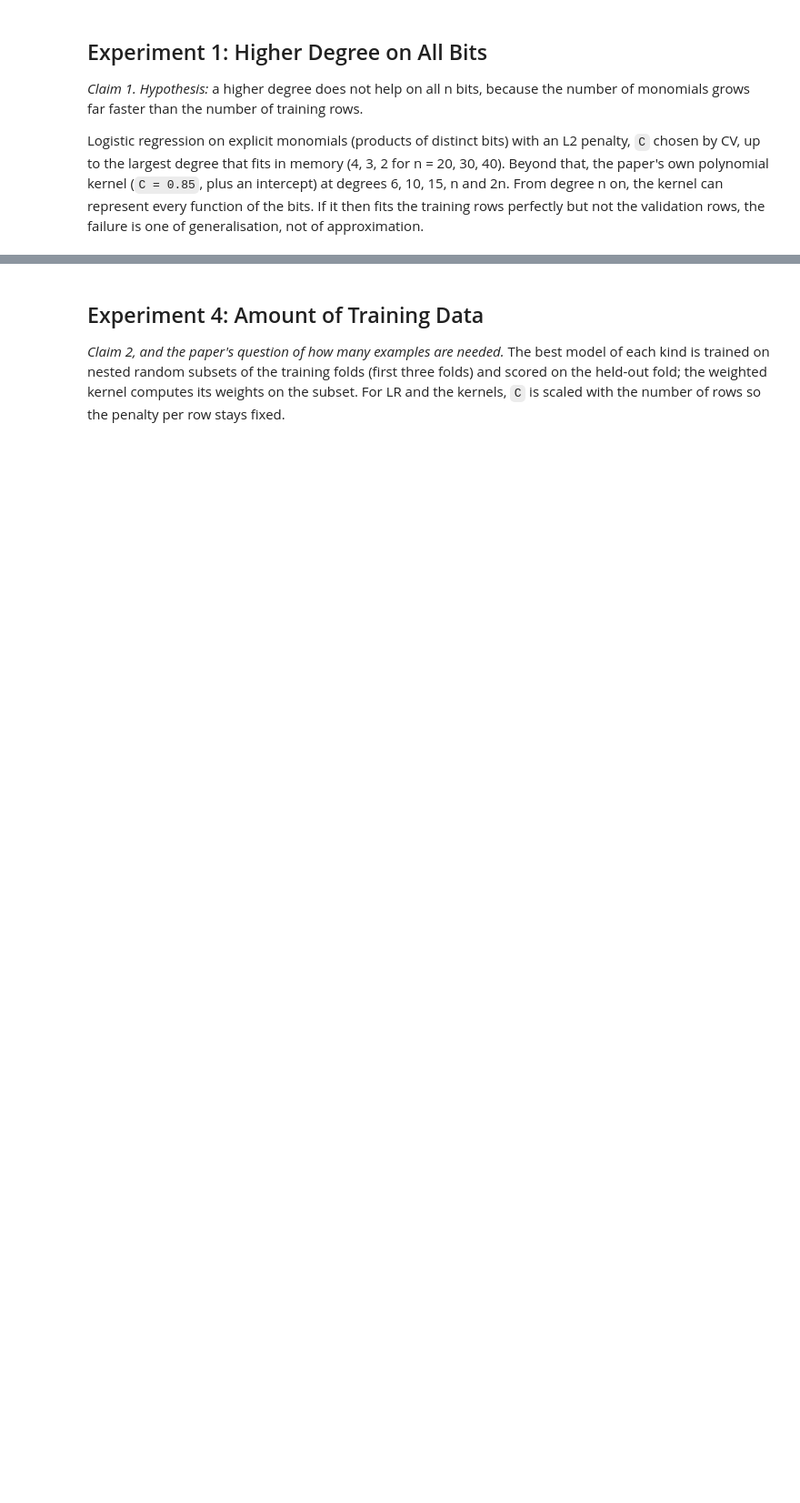
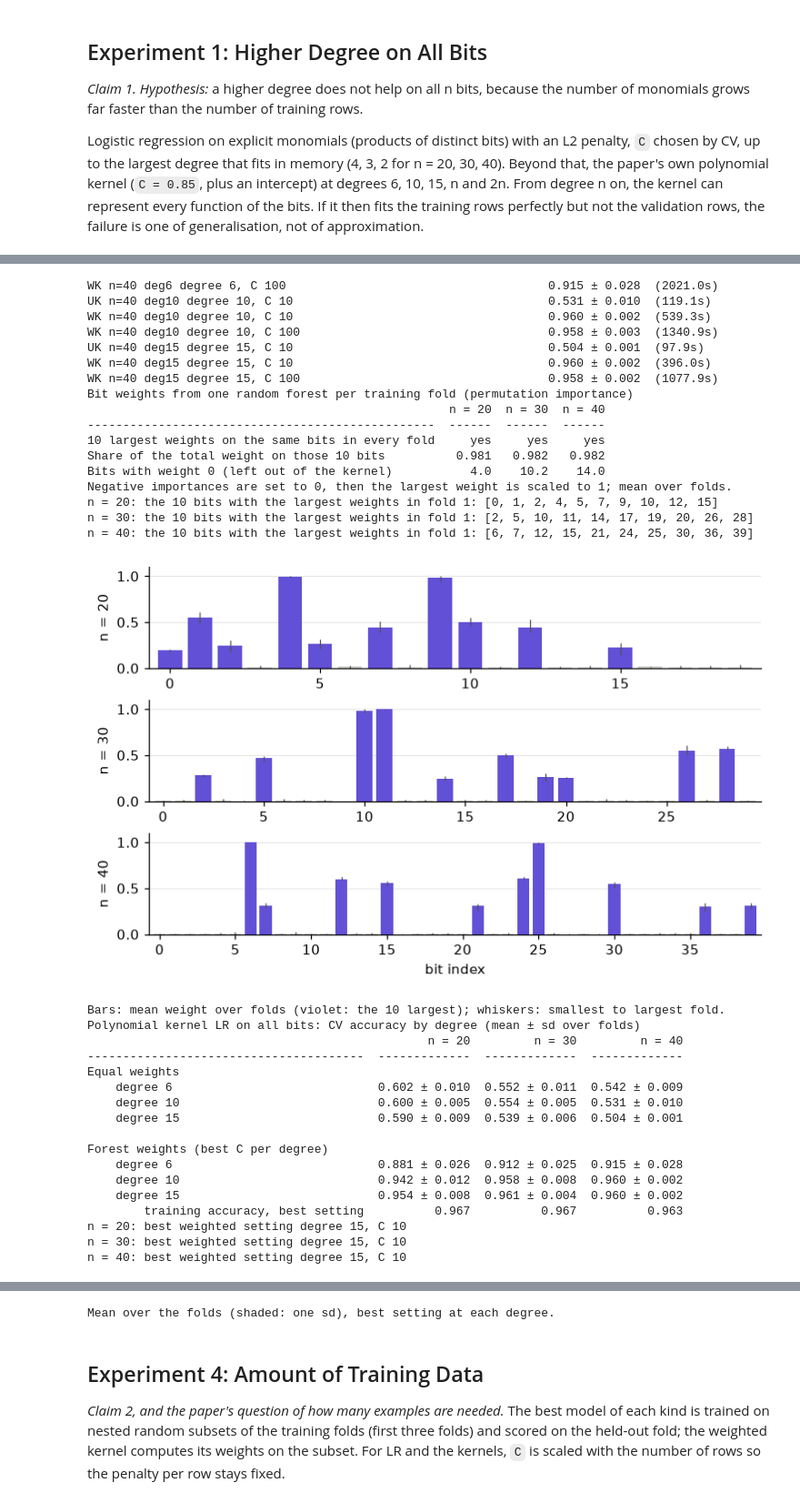
Before and after one commit to liwilz/kryptonite-cw, a Jupyter notebook: src/ModelExperiments/Experiments.ipynb, the cells around one changed output, grey strips where cells are left out. Shown at 91% size. Drawn from its saved outputs; the diff is of its cells as text; code cells hidden in the pictures; blank space fills up the shorter version.

```diff
--- a/src/ModelExperiments/Experiments.ipynb
+++ b/src/ModelExperiments/Experiments.ipynb
@@ -84,0 +128,7 @@ et.fig_degree()
+# %%
+exp3_weighted_kernel.run()
+exp3_weighted_kernel.table_weights()
+exp3_weighted_kernel.fig_weights()
+exp3_weighted_kernel.table_weighted_kernel()
+exp3_weighted_kernel.fig_degree()
+# %% [output]
@@ -84,0 +137,35 @@ et.fig_degree()
+WK n=40 deg6 degree 6, C 100                                     0.915 ± 0.028  (2021.0s)
+UK n=40 deg10 degree 10, C 10                                    0.531 ± 0.010  (119.1s)
+WK n=40 deg10 degree 10, C 10                                    0.960 ± 0.002  (539.3s)
+WK n=40 deg10 degree 10, C 100                                   0.958 ± 0.003  (1340.9s)
+UK n=40 deg15 degree 15, C 10                                    0.504 ± 0.001  (97.9s)
+WK n=40 deg15 degree 15, C 10                                    0.960 ± 0.002  (396.0s)
+WK n=40 deg15 degree 15, C 100                                   0.958 ± 0.002  (1077.9s)
+Bit weights from one random forest per training fold (permutation importance)
+                                                   n = 20  n = 30  n = 40
+-------------------------------------------------  ------  ------  ------
+10 largest weights on the same bits in every fold     yes     yes     yes
+Share of the total weight on those 10 bits          0.981   0.982   0.982
+Bits with weight 0 (left out of the kernel)           4.0    10.2    14.0
+Negative importances are set to 0, then the largest weight is scaled to 1; mean over folds.
+n = 20: the 10 bits with the largest weights in fold 1: [0, 1, 2, 4, 5, 7, 9, 10, 12, 15]
+n = 30: the 10 bits with the largest weights in fold 1: [2, 5, 10, 11, 14, 17, 19, 20, 26, 28]
+n = 40: the 10 bits with the largest weights in fold 1: [6, 7, 12, 15, 21, 24, 25, 30, 36, 39]
+[figure, added]
+Bars: mean weight over folds (violet: the 10 largest); whiskers: smallest to largest fold.
+Polynomial kernel LR on all bits: CV accuracy by degree (mean ± sd over folds)
+                                                n = 20         n = 30         n = 40
+---------------------------------------  -------------  -------------  -------------
+Equal weights
+    degree 6                             0.602 ± 0.010  0.552 ± 0.011  0.542 ± 0.009
+    degree 10                            0.600 ± 0.005  0.554 ± 0.005  0.531 ± 0.010
+    degree 15                            0.590 ± 0.009  0.539 ± 0.006  0.504 ± 0.001
+
+Forest weights (best C per degree)
+    degree 6                             0.881 ± 0.026  0.912 ± 0.025  0.915 ± 0.028
+    degree 10                            0.942 ± 0.012  0.958 ± 0.008  0.960 ± 0.002
+    degree 15                            0.954 ± 0.008  0.961 ± 0.004  0.960 ± 0.002
+        training accuracy, best setting          0.967          0.967          0.963
+n = 20: best weighted setting degree 15, C 10
+n = 30: best weighted setting degree 15, C 10
+n = 40: best weighted setting degree 15, C 10
@@ -85,3 +173,4 @@ et.fig_degree()
+Mean over the folds (shaded: one sd), best setting at each degree.
 # %% [markdown]
 ## Experiment 4: Amount of Training Data
 
```
Also changed, not shown: parts of 18 cells of this notebook, 15 other files.
